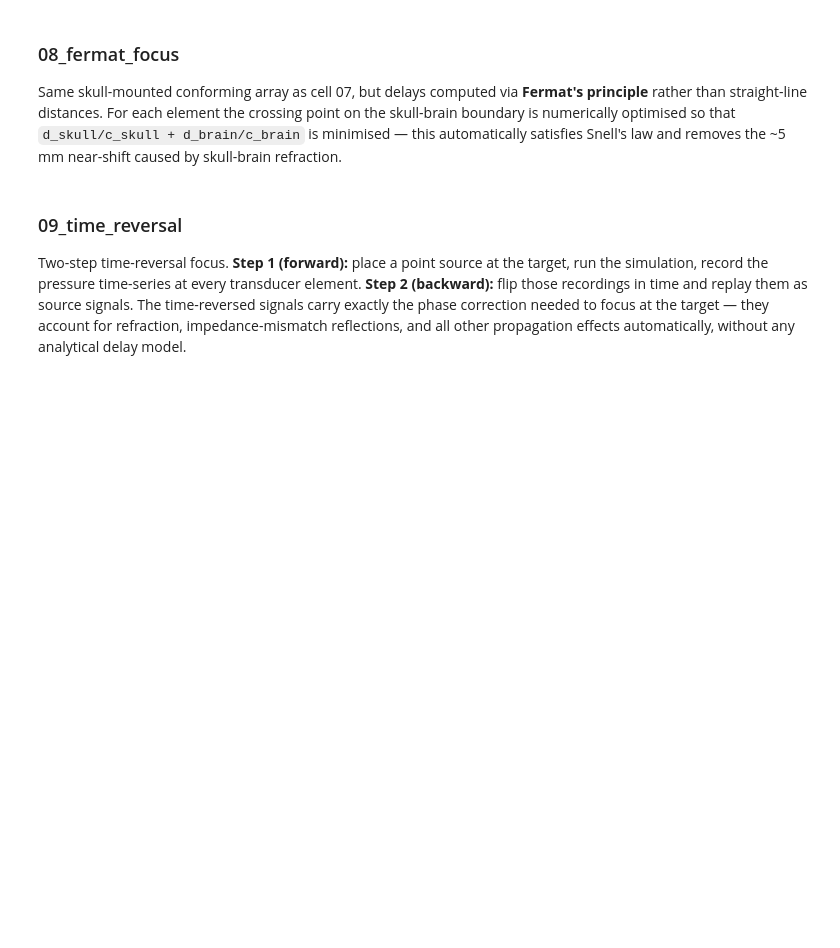
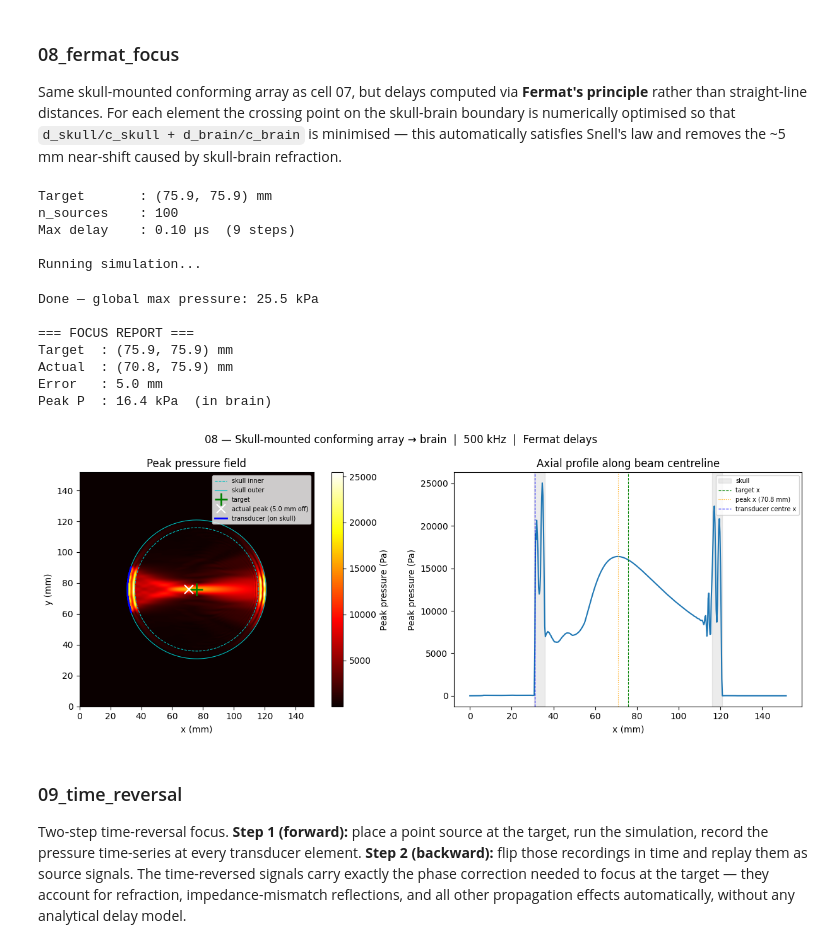
Before and after one commit to BenGitai/Brain-Ultrasound-Code-Pesaran-, a Jupyter notebook: CombinedKwaveTests.ipynb, the cells around one changed output. Drawn from its saved outputs; the diff is of its cells as text; code cells hidden in the pictures; blank space fills up the shorter version.

```diff
--- a/CombinedKwaveTests.ipynb
+++ b/CombinedKwaveTests.ipynb
@@ -1182,7 +1169,7 @@ sensor.record = ['p_max']
 
 # ── Run ───────────────────────────────────────────────────────────────────────
 print("\nRunning simulation...")
-sensor_data = kspaceFirstOrder(kgrid, medium, source, sensor)
+sensor_data = kspaceFirstOrder(kgrid, medium, source, sensor, device='gpu', dtype='float32')
 p_max = sensor_data['p_max'].reshape(Nx, Ny)
 print(f"Done — global max pressure: {np.max(p_max)/1e3:.1f} kPa")
 
@@ -1216,33 +1203,47 @@ plt.colorbar(im, ax=ax, label='Peak pressure (Pa)')
 ax.plot(cx_mm_plot + r_inner_mm*np.cos(theta), cy_mm_plot + r_inner_mm*np.sin(theta),
         'c--', lw=0.8, label='skull inner')
 ax.plot(cx_mm_plot + r_outer_mm*np.cos(theta), cy_mm_plot + r_outer_mm*np.sin(theta),
         'c-',  lw=0.8, label='skull outer')
 ax.plot(tgt_mm[0],  tgt_mm[1],  'g+',  ms=14, mew=2, label='target')
 ax.plot(peak_mm[0], peak_mm[1], 'wx',  ms=10, mew=1.5,
         label=f'actual peak ({err_mm:.1f} mm off)')
 ax.plot(src_x * dx * 1e3, src_y * dx * 1e3, 'b-', lw=2, label='transducer (on skull)')
 ax.set_xlabel('x (mm)'); ax.set_ylabel('y (mm)')
 ax.set_title('Peak pressure field')
 ax.legend(fontsize=7, loc='upper right')
 
 ax = axes[1]
 x_mm = np.arange(Nx) * dx * 1e3
 ax.plot(x_mm, p_max[:, cy])
 ax.axvspan(cx_mm_plot - r_outer_mm, cx_mm_plot - r_inner_mm, alpha=0.15, color='gray', label='skull')
 ax.axvspan(cx_mm_plot + r_inner_mm, cx_mm_plot + r_outer_mm, alpha=0.15, color='gray')
 ax.axvline(x=tgt_mm[0],  color='green',  lw=0.8, linestyle='--', label='target x')
 ax.axvline(x=peak_mm[0], color='orange', lw=0.8, linestyle=':',
            label=f'peak x ({peak_mm[0]:.1f} mm)')
 ax.axvline(x=src_x[n_sources//2]*dx*1e3, color='blue', lw=0.8, linestyle='--',
            label='transducer centre x')
 ax.set_xlabel('x (mm)'); ax.set_ylabel('Peak pressure (Pa)')
 ax.set_title('Axial profile along beam centreline')
 ax.legend(fontsize=7)
 
 plt.suptitle('08 — Skull-mounted conforming array → brain  |  500 kHz  |  Fermat delays')
 plt.tight_layout()
 plt.savefig('08_fermat_focus.png', dpi=150)
 plt.show()
+# %% [output]
+Target       : (75.9, 75.9) mm
+n_sources    : 100
+Max delay    : 0.10 µs  (9 steps)
+
+Running simulation...
+Done — global max pressure: 25.5 kPa
+
+=== FOCUS REPORT ===
+Target  : (75.9, 75.9) mm
+Actual  : (70.8, 75.9) mm
+Error   : 5.0 mm
+Peak P  : 16.4 kPa  (in brain)
+[figure, added]
 # %% [markdown]
 ### 09_time_reversal
 Two-step time-reversal focus. **Step 1 (forward):** place a point source at the target, run the simulation, record the pressure time-series at every transducer element. **Step 2 (backward):** flip those recordings in time and replay them as source signals. The time-reversed signals carry exactly the phase correction needed to focus at the target — they account for refraction, impedance-mismatch reflections, and all other propagation effects automatically, without any analytical delay model.
```
Also changed, not shown: parts of 11 cells of this notebook, 12 other files.
